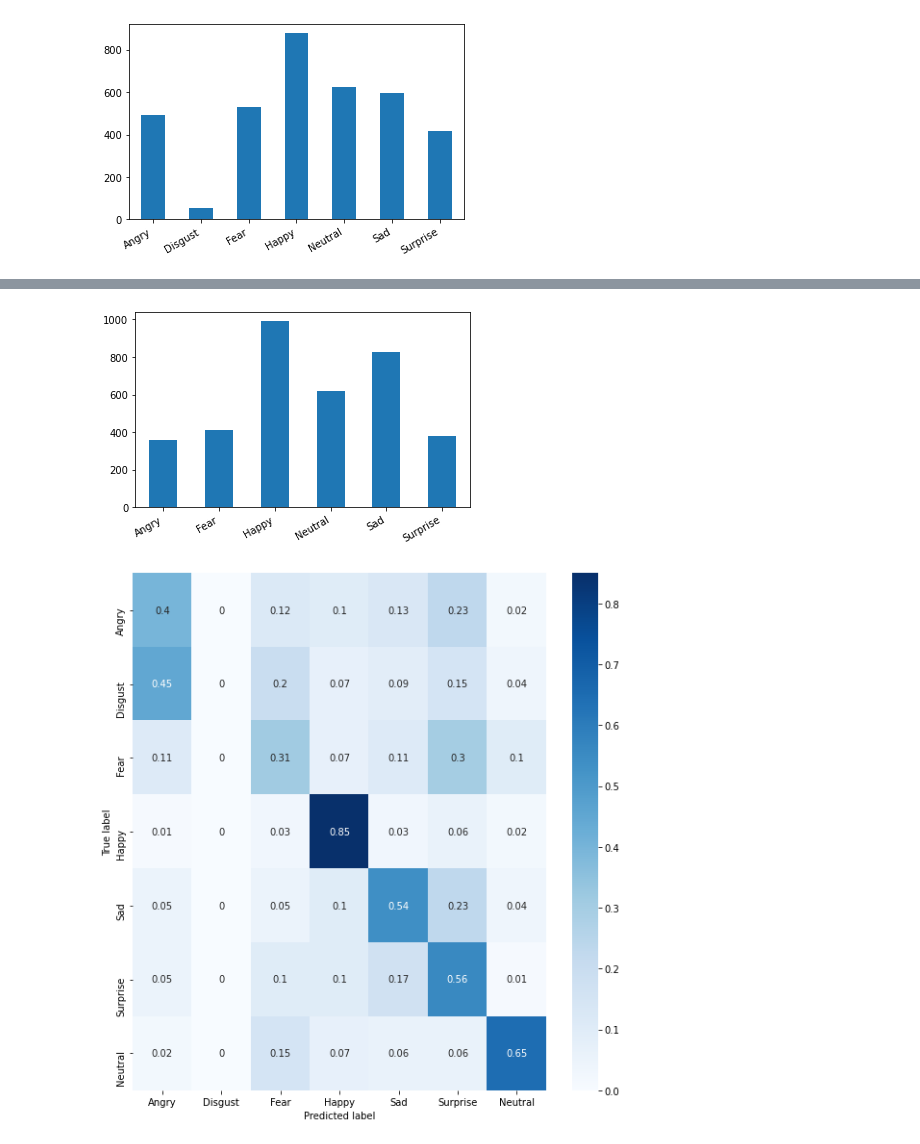
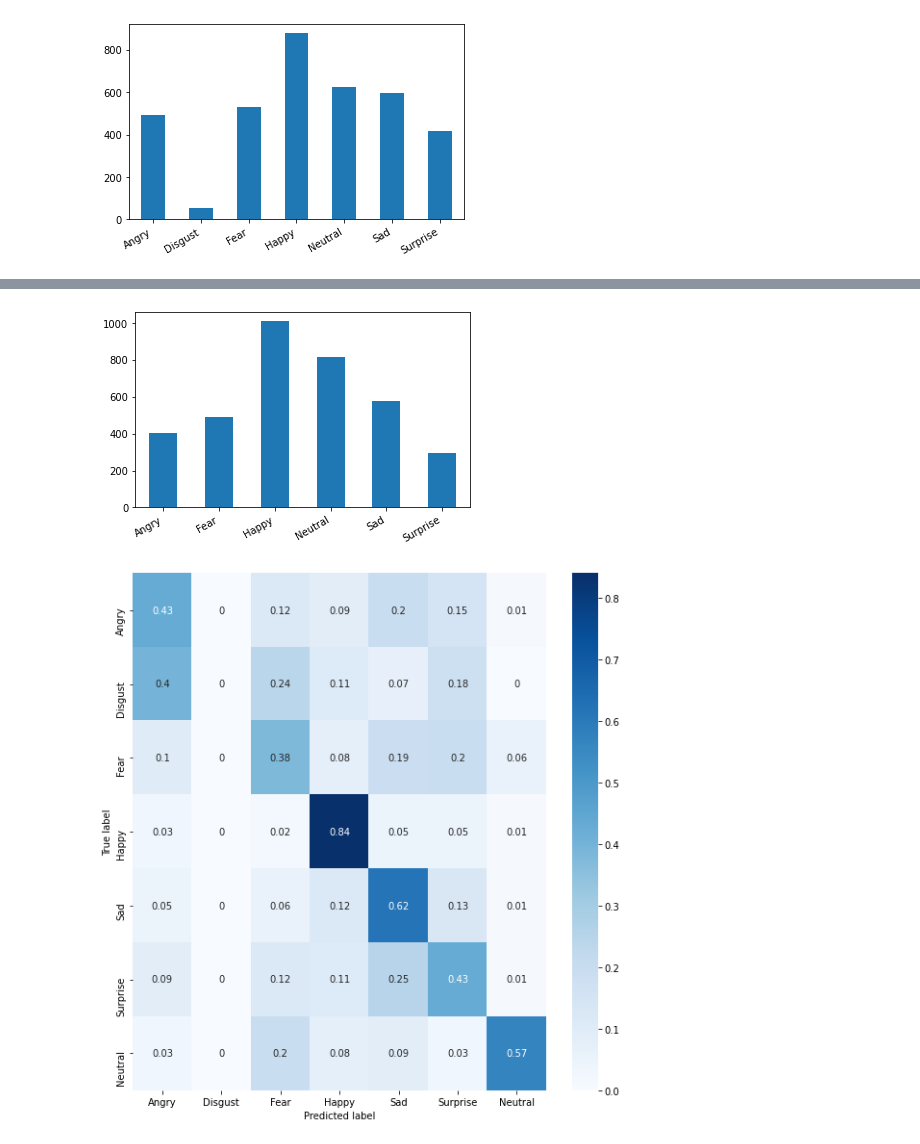
Before and after one commit to melanieren/FER-project, a Jupyter notebook: simple_CNN.ipynb, the cells around one changed output, grey strips where cells are left out. Cells and saved outputs as stored; diff of their text form; code cells hidden in the pictures.

```diff
--- a/simple_CNN.ipynb
+++ b/simple_CNN.ipynb
@@ -450,22 +450,22 @@ def choose_params(train_X, train_Y, val_X, val_Y, test_X, test_Y,
                                                  class_weight, epochs, batch_size,
                                                  callbacks)
 
-      test_loss_2layers, test_accuracy_2layers = classifier_2layers.model.evaluate(test_X, test_Y)
-      test_loss_3layers, test_accuracy_3layers = classifier_3layers.model.evaluate(test_X, test_Y)
-      test_loss_4layers, test_accuracy_4layers = classifier_4layers.model.evaluate(test_X, test_Y)
+      val_accuracy_2layers = history_2layers.history['val_accuracy'][-1]
+      val_accuracy_3layers = history_3layers.history['val_accuracy'][-1]
+      val_accuracy_4layers = history_4layers.history['val_accuracy'][-1]
 
-      results_2layer.loc[f'{num_filters}', f'{num_units}'] = test_accuracy_2layers
-      results_3layer.loc[f'{num_filters}', f'{num_units}'] = test_accuracy_3layers
-      results_4layer.loc[f'{num_filters}', f'{num_units}'] = test_accuracy_4layers
+      results_2layer.loc[f'{num_filters}', f'{num_units}'] = val_accuracy_2layers
+      results_3layer.loc[f'{num_filters}', f'{num_units}'] = val_accuracy_3layers
+      results_4layer.loc[f'{num_filters}', f'{num_units}'] = val_accuracy_4layers
 
       plot_accuracies(history_2layers, history_3layers, history_4layers, num_filters, num_units)
 
-      best_acc = max(test_accuracy_2layers, test_accuracy_3layers, test_accuracy_4layers)
+      best_acc = max(val_accuracy_2layers, val_accuracy_3layers, val_accuracy_4layers)
       if (best_acc > highest_test_acc):
         highest_test_acc = best_acc
-        if (best_acc == test_accuracy_2layers):
+        if (best_acc == val_accuracy_2layers):
           best_model = classifier_2layers
-        elif (best_acc == test_accuracy_3layers):
+        elif (best_acc == val_accuracy_3layers):
           best_model = classifier_3layers
         else:
           best_model = classifier_4layers
@@ -632,6 +629,9 @@ best_model_loaded = load_model(f"{full_project_dir}/models/best_simple_CNN")
 # %%
 # Predictions
-predictions = best_model_loaded.predict(test_images_preprocessed)
+test_loss, test_accuracy = best_model.model.evaluate(test_images_preprocessed, test_Y)
+print(test_accuracy)
+
+predictions = best_model.model.predict(test_images_preprocessed)
 test_predictions = pd.Series(get_emotion_labels(predictions)).value_counts().sort_index()
 ax = test_predictions.plot(kind='bar')
 fig = ax.get_figure()
@@ -640,4 +642,4 @@ fig.autofmt_xdate()
-[figure, old version]
+[figure, new version]
 # %%
 confusion_matrix = sklearn.metrics.confusion_matrix(get_emotion_labels(test_Y), get_emotion_labels(predictions))
 confusion_matrix = np.around(confusion_matrix.astype('float') / confusion_matrix.sum(axis=1)[:, np.newaxis], decimals=2)
@@ -652,4 +654,4 @@ plt.ylabel('True label')
 plt.xlabel('Predicted label')
 plt.show()
 # %% [output]
-[figure, old version]
+[figure, new version]
```
Also changed, not shown: parts of 6 cells of this notebook.
